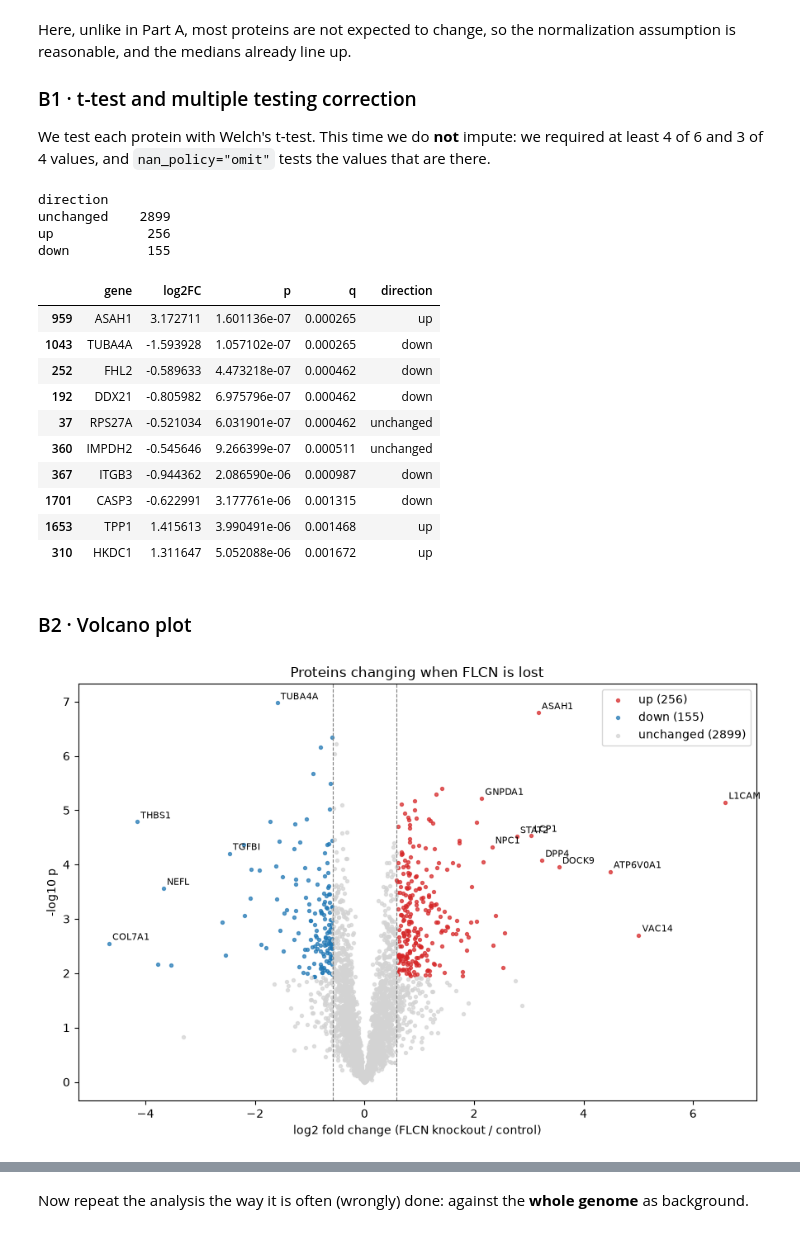
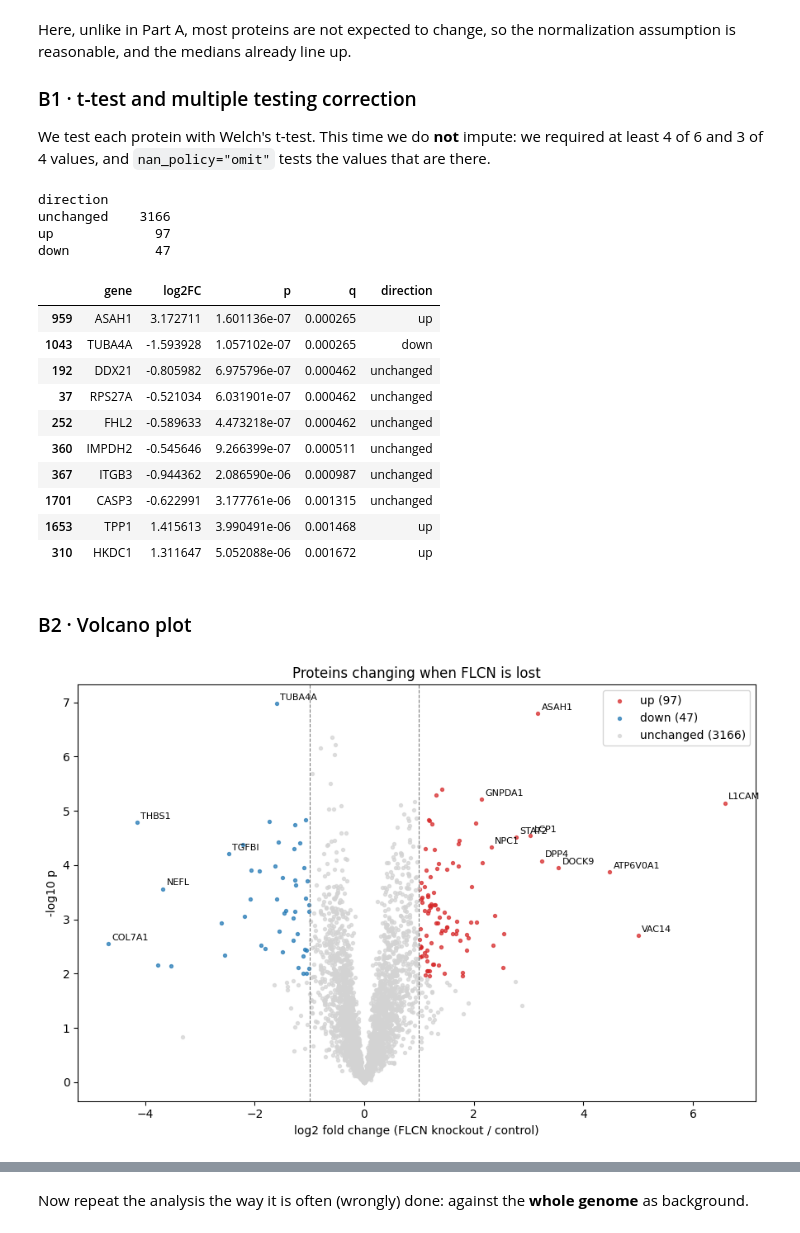
Before and after one commit to SmokierSugar/27200_Data-Driven-Bioengineering, a Jupyter notebook: weeks/week07_proteomics/notebooks/02_downstream_analysis.ipynb, the cells around one changed output, grey strips where cells are left out. Saved outputs shown, nothing was run; the diff lists cells and outputs as text; code cells hidden in the pictures.

```diff
--- a/weeks/week07_proteomics/notebooks/02_downstream_analysis.ipynb
+++ b/weeks/week07_proteomics/notebooks/02_downstream_analysis.ipynb
@@ -397,32 +397,32 @@ and 3 of 4 values, and `nan_policy="omit"` tests the values that are there.
 # %%
 t = stats.ttest_ind(Y[ko], Y[ctl], axis=1, equal_var=False, nan_policy="omit")
 res_fl = pd.DataFrame({
     "gene": genes.values,
     "log2FC": (Y[ko].mean(axis=1) - Y[ctl].mean(axis=1)).values,   # knockout vs control, log2
     "p": np.asarray(t.pvalue),
 })
 res_fl["q"] = stats.false_discovery_control(res_fl.p)              # Benjamini-Hochberg
 
-# Call a protein changed if q < 0.05 and it changes at least 1.5-fold (|log2FC| > 0.58)
-FC = np.log2(1.5)
+# Call a protein changed if q < 0.05 and it changes at least 1.5-fold (|log2FC| > 0.58) !!!!change 1.5 to 2!!!!
+FC = np.log2(2)
 res_fl["direction"] = np.where((res_fl.q < 0.05) & (res_fl.log2FC > FC), "up",
                        np.where((res_fl.q < 0.05) & (res_fl.log2FC < -FC), "down", "unchanged"))
 print(res_fl.direction.value_counts().to_string())
 res_fl.sort_values("q").head(10)
 # %% [output]
 direction
-unchanged    2899
-up            256
-down          155
+unchanged    3166
+up             97
+down           47
 |  | gene | log2FC | p | q | direction |
 | 959 | ASAH1 | 3.172711 | 1.601136e-07 | 0.000265 | up |
 | 1043 | TUBA4A | -1.593928 | 1.057102e-07 | 0.000265 | down |
-| 252 | FHL2 | -0.589633 | 4.473218e-07 | 0.000462 | down |
-| 192 | DDX21 | -0.805982 | 6.975796e-07 | 0.000462 | down |
+| 192 | DDX21 | -0.805982 | 6.975796e-07 | 0.000462 | unchanged |
 | 37 | RPS27A | -0.521034 | 6.031901e-07 | 0.000462 | unchanged |
+| 252 | FHL2 | -0.589633 | 4.473218e-07 | 0.000462 | unchanged |
 | 360 | IMPDH2 | -0.545646 | 9.266399e-07 | 0.000511 | unchanged |
-| 367 | ITGB3 | -0.944362 | 2.086590e-06 | 0.000987 | down |
-| 1701 | CASP3 | -0.622991 | 3.177761e-06 | 0.001315 | down |
+| 367 | ITGB3 | -0.944362 | 2.086590e-06 | 0.000987 | unchanged |
+| 1701 | CASP3 | -0.622991 | 3.177761e-06 | 0.001315 | unchanged |
 | 1653 | TPP1 | 1.415613 | 3.990491e-06 | 0.001468 | up |
 | 310 | HKDC1 | 1.311647 | 5.052088e-06 | 0.001672 | up |
 # %% [markdown]
@@ -444,7 +444,7 @@ ax.set(xlabel="log2 fold change (FLCN knockout / control)", ylabel="-log10 p",
        title="Proteins changing when FLCN is lost"); ax.legend()
 plt.tight_layout(); plt.show()
 # %% [output]
-[figure, old version]
+[figure, new version]
 # %% [markdown]
 **Question 2.5** Look at the labelled proteins. Do you recognize any of them? Search two or three in
 [UniProt](https://www.uniprot.org). Which cellular compartment do several of them belong to?
```
Also changed, not shown: parts of 8 cells of this notebook.
